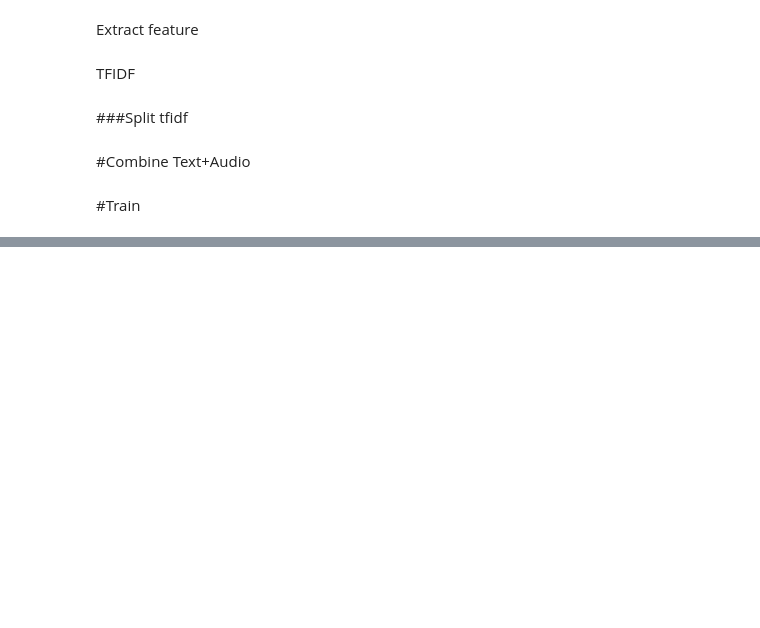
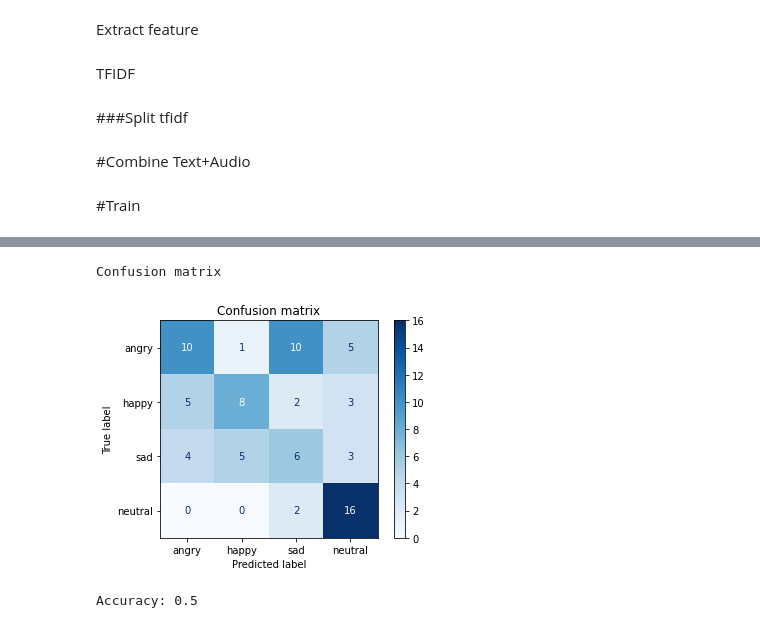
Before and after one commit to lephuocdat2000/DeepLearning-and-Application, a Jupyter notebook: SER.ipynb, the cells around one changed output, grey strips where cells are left out. Saved outputs shown, nothing was run; the diff lists cells and outputs as text; code cells hidden in the pictures; blank space fills up the shorter version.

```diff
--- a/SER.ipynb
+++ b/SER.ipynb
@@ -228,0 +230,20 @@ accuracy_score(y_test, y_pred)
+# %%
+rf_classifier = RandomForestClassifier(n_estimators=1200, min_samples_split=25)
+rf_classifier.fit(combined_x_train, y_train)
+
+# Predict
+y_pred = rf_classifier.predict(combined_x_test)
+title = "Confusion matrix"
+disp = plot_confusion_matrix(rf_classifier, combined_x_test, y_test,
+                             display_labels=emotion_labels,
+                             cmap=plt.cm.Blues,
+                             normalize=None)
+disp.ax_.set_title(title)
+print(title)
+plt.show()
+
+print('Accuracy:',accuracy_score(y_test, y_pred))
+# %% [output]
+Confusion matrix
+[figure, added]
+Accuracy: 0.5
```
Also changed, not shown: parts of 13 cells of this notebook.
